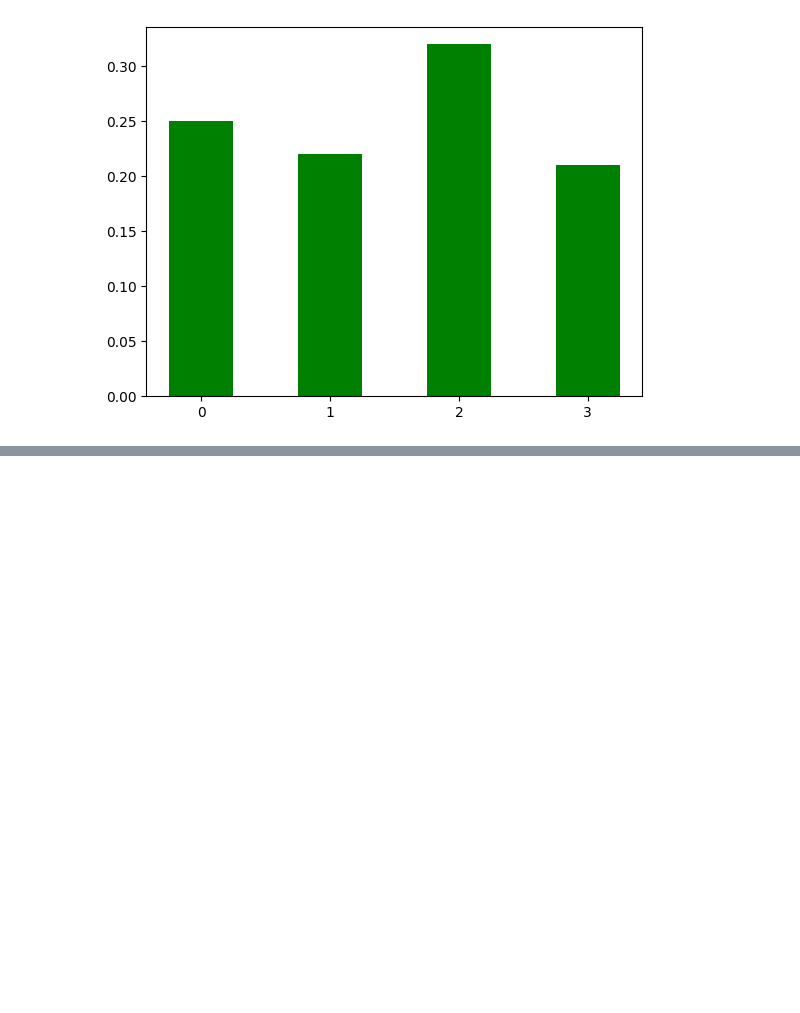
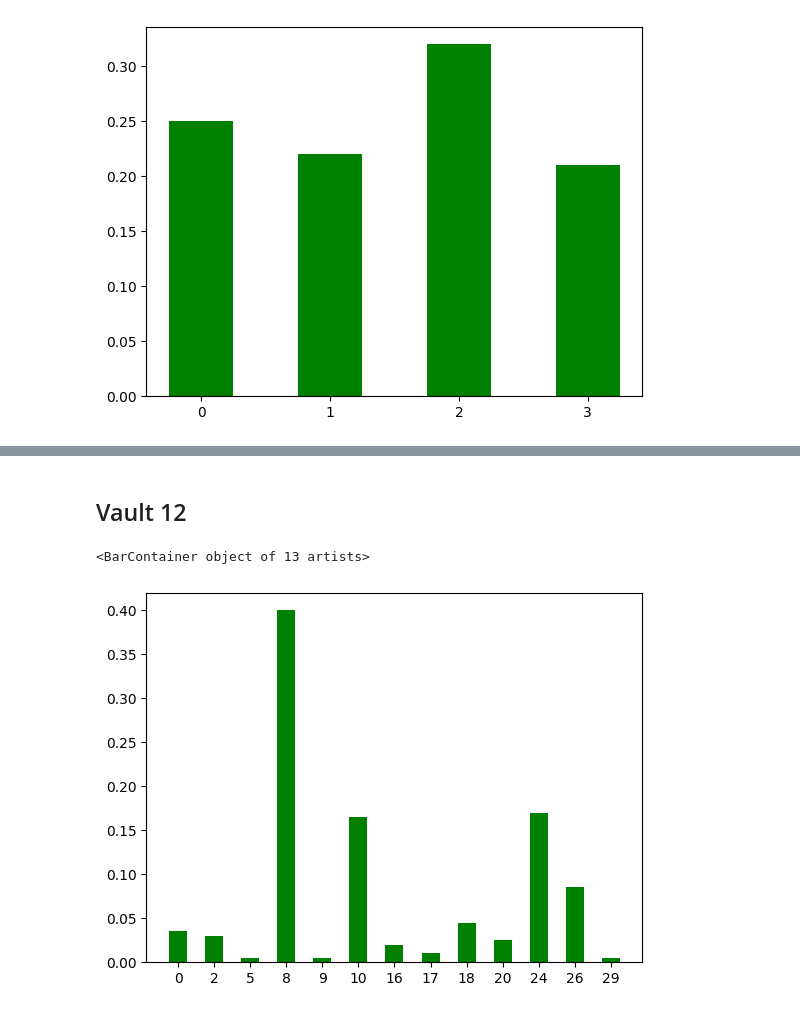
Before and after one commit to spatel555/2024_IonQ_Remote, a Jupyter notebook: generate_histograms.ipynb, the cells around one changed output, grey strips where cells are left out. Saved outputs shown, nothing was run; the diff lists cells and outputs as text; code cells hidden in the pictures; blank space fills up the shorter version.

```diff
--- a/generate_histograms.ipynb
+++ b/generate_histograms.ipynb
@@ -122,0 +919,21 @@ plt.bar(v2p1.keys(), v2p1.values(), width=0.5, color='g')
+# %% [markdown]
+## Vault 12
+# %%
+v12p1 = {'0': 0.035,
+ '2': 0.03,
+ '5': 0.005,
+ '8': 0.4,
+ '9': 0.005,
+ '10': 0.165,
+ '16': 0.02,
+ '17': 0.01,
+ '18': 0.045,
+ '20': 0.025,
+ '24': 0.17,
+ '26': 0.085,
+ '29': 0.005}
+
+plt.bar(v12p1.keys(), v12p1.values(), width=0.5, color='g')
+# %% [output]
+<BarContainer object of 13 artists>
+[figure, added]
```
Also changed, not shown: parts of 23 cells of this notebook.
